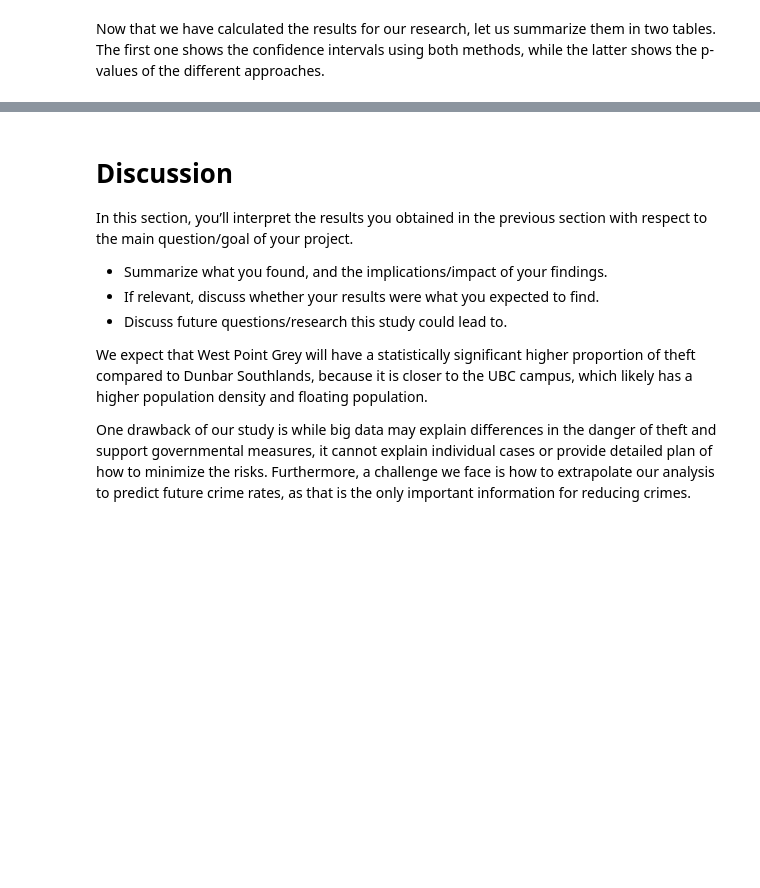
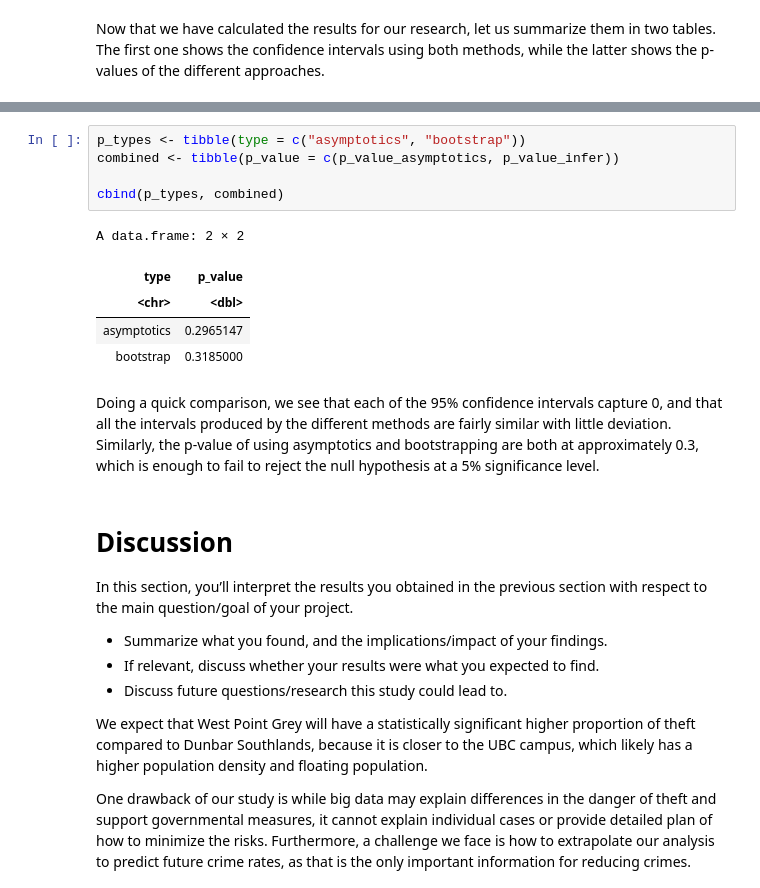
Before and after one commit to fankayii/STAT201_34, a Jupyter notebook: Final Project.ipynb, the cells around one changed output, grey strips where cells are left out. Cells and saved outputs as stored; diff of their text form; blank space fills up the shorter version.

```diff
--- a/Final Project.ipynb
+++ b/Final Project.ipynb
@@ -409,3 +428,16 @@ ci <- tibble(
+# %%
+p_types <- tibble(type = c("asymptotics", "bootstrap"))
+combined <- tibble(p_value = c(p_value_asymptotics, p_value_infer))
+
+cbind(p_types, combined)
+# %% [output]
+A data.frame: 2 × 2
+| type | p_value |
+| <chr> | <dbl> |
+| asymptotics | 0.2965147 |
+| bootstrap | 0.3185000 |
+# %% [markdown]
+Doing a quick comparison, we see that each of the 95% confidence intervals capture 0, and that all the intervals produced by the different methods are fairly similar with little deviation. Similarly, the p-value of using asymptotics and bootstrapping are both at approximately 0.3, which is enough to fail to reject the null hypothesis at a 5% significance level.
 # %% [markdown]
 # Discussion
 In this section, you’ll interpret the results you obtained in the previous section with respect to the main question/goal of your project.
```
Also changed, not shown: parts of 4 cells of this notebook.
